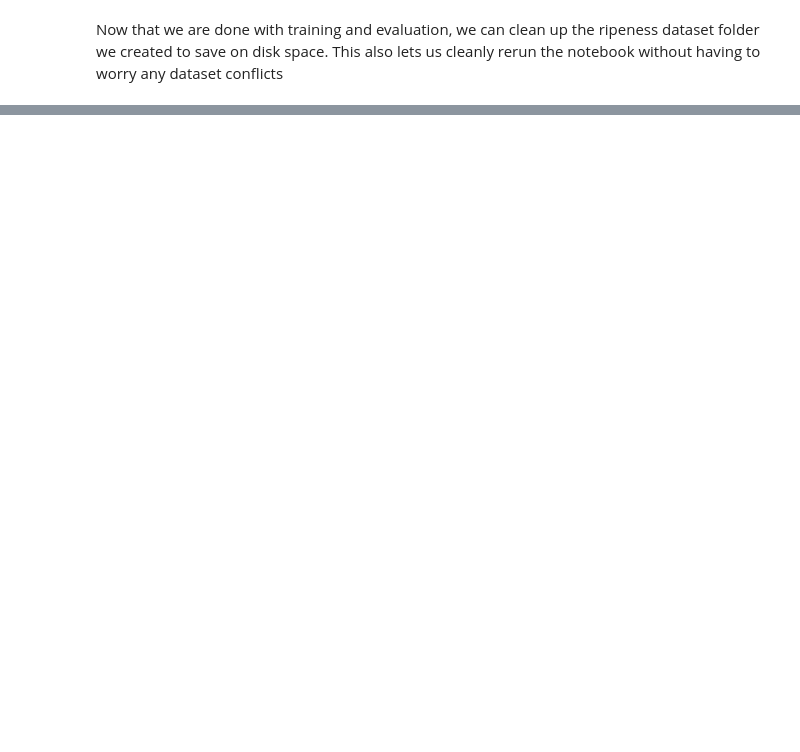
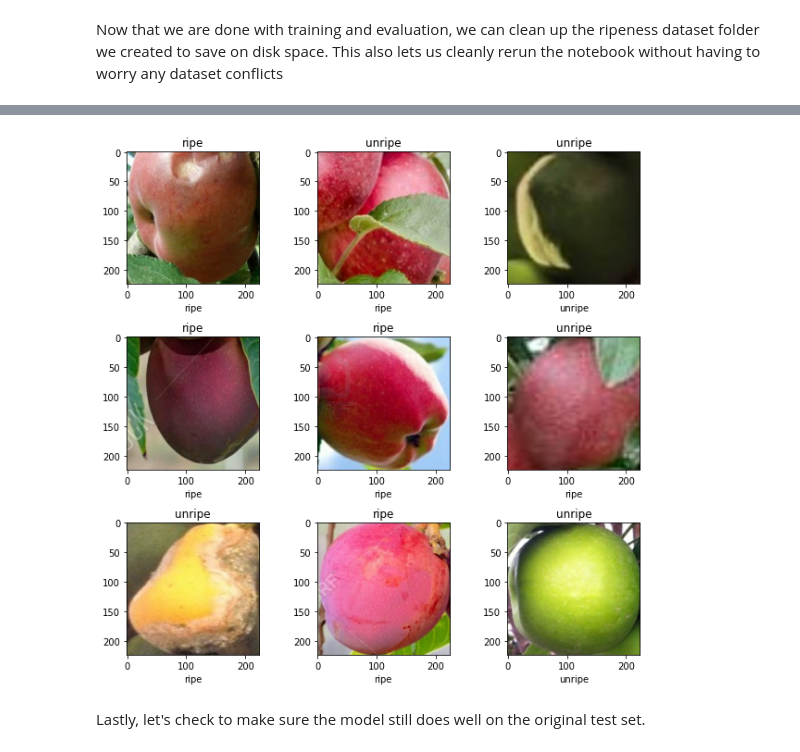
Before and after one commit to JVP15/fruit-detection, a Jupyter notebook: training_scripts/ripeness_model_training.ipynb, the cells around one changed output, grey strips where cells are left out. Drawn from its saved outputs; the diff is of its cells as text; code cells hidden in the pictures; blank space fills up the shorter version.

```diff
--- a/training_scripts/ripeness_model_training.ipynb
+++ b/training_scripts/ripeness_model_training.ipynb
@@ -267,0 +366,15 @@ Now that we are done with training and evaluation, we can clean up the ripeness
+# %%
+predictions = []
+labels = []
+for x, y in ensemble_val_ds:
+    predicted_categories = np.argmax(ripeness_model.predict(x), axis = 1)
+    predictions.append(predicted_categories)
+    labels.append(y)
+
+
+predictions = np.concatenate(predictions)
+labels = np.concatenate(labels)
+
+print(predictions.shape)
+print(labels.shape)
+tf.math.confusion_matrix(labels=labels, predictions=predictions).numpy()
@@ -267,0 +408,20 @@ Now that we are done with training and evaluation, we can clean up the ripeness
+# %%
+# Plotting some of the predictions using matplotlib
+
+plt.figure(figsize=(10, 10))
+# increase the space between subplots
+plt.subplots_adjust(wspace=0.4, hspace=0.4)
+
+for images, labels in ensemble_val_ds.take(1):
+  for i in range(9):
+    ax = plt.subplot(3, 3, i + 1)
+    plt.imshow(images[i].numpy().astype("uint8"))
+    plt.title(classnames[int(predictions[i])])
+    # also print the true label
+    plt.xlabel(classnames[labels[i]])
+    #plt.axis("off")
+plt.show()
+# %% [output]
+[figure, added]
+# %% [markdown]
+Lastly, let's check to make sure the model still does well on the original test set.
```
Also changed, not shown: parts of 34 cells of this notebook, 11 other files.
